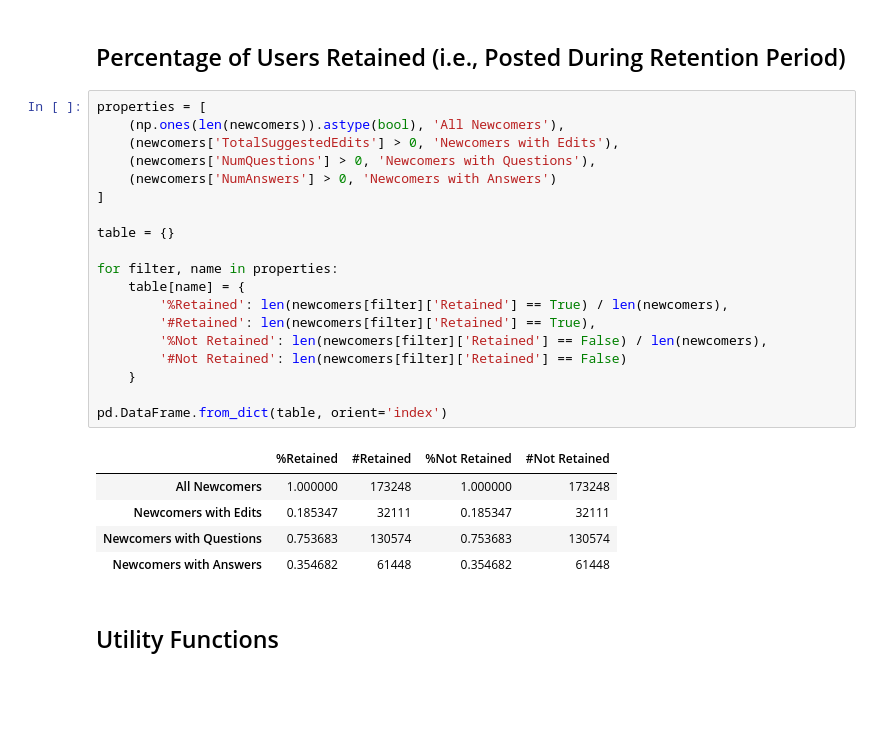
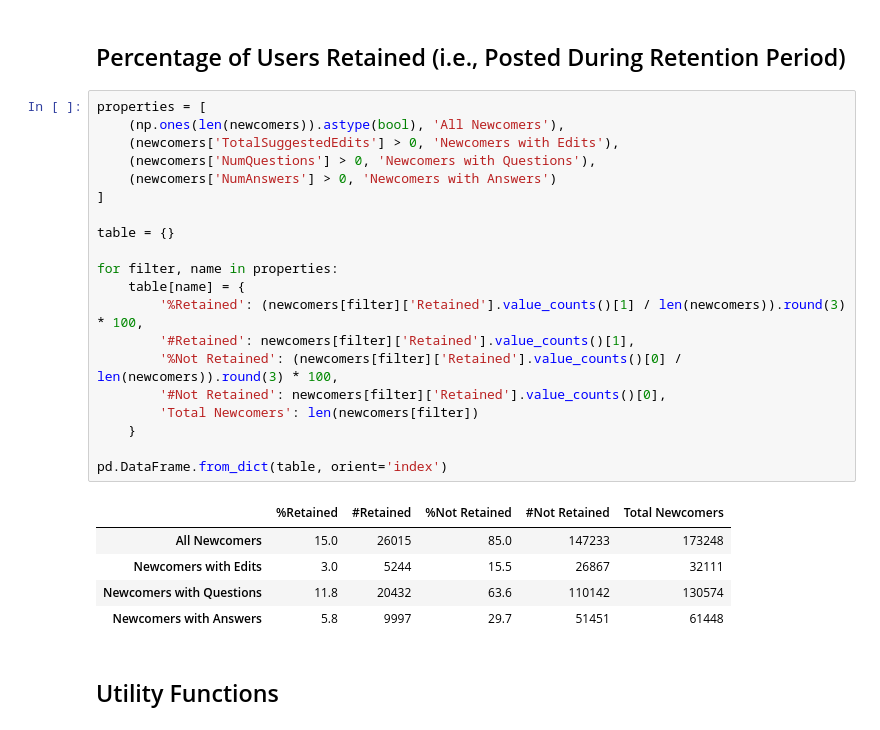
Before and after one commit to jackiec1998/cs565-final-project, a Jupyter notebook: newcomers.ipynb, the cells around one changed output. Cells and saved outputs as stored; diff of their text form; blank space fills up the shorter version.

Commit message:
Updated the tables because I coded them incorrectly.

```diff
--- a/newcomers.ipynb
+++ b/newcomers.ipynb
@@ -176,28 +176,29 @@ pd.DataFrame.from_dict(table, orient='index')
 # %%
 properties = [
     (np.ones(len(newcomers)).astype(bool), 'All Newcomers'),
     (newcomers['TotalSuggestedEdits'] > 0, 'Newcomers with Edits'),
     (newcomers['NumQuestions'] > 0, 'Newcomers with Questions'),
     (newcomers['NumAnswers'] > 0, 'Newcomers with Answers')
 ]
 
 table = {}
 
 for filter, name in properties:
     table[name] = {
-        '%Retained': len(newcomers[filter]['Retained'] == True) / len(newcomers),
-        '#Retained': len(newcomers[filter]['Retained'] == True),
-        '%Not Retained': len(newcomers[filter]['Retained'] == False) / len(newcomers),
-        '#Not Retained': len(newcomers[filter]['Retained'] == False)
+        '%Retained': (newcomers[filter]['Retained'].value_counts()[1] / len(newcomers)).round(3) * 100,
+        '#Retained': newcomers[filter]['Retained'].value_counts()[1],
+        '%Not Retained': (newcomers[filter]['Retained'].value_counts()[0] / len(newcomers)).round(3) * 100,
+        '#Not Retained': newcomers[filter]['Retained'].value_counts()[0],
+        'Total Newcomers': len(newcomers[filter])
     }
 
 pd.DataFrame.from_dict(table, orient='index')
 # %% [output]
-|  | %Retained | #Retained | %Not Retained | #Not Retained |
-| All Newcomers | 1.000000 | 173248 | 1.000000 | 173248 |
-| Newcomers with Edits | 0.185347 | 32111 | 0.185347 | 32111 |
-| Newcomers with Questions | 0.753683 | 130574 | 0.753683 | 130574 |
-| Newcomers with Answers | 0.354682 | 61448 | 0.354682 | 61448 |
+|  | %Retained | #Retained | %Not Retained | #Not Retained | Total Newcomers |
+| All Newcomers | 15.0 | 26015 | 85.0 | 147233 | 173248 |
+| Newcomers with Edits | 3.0 | 5244 | 15.5 | 26867 | 32111 |
+| Newcomers with Questions | 11.8 | 20432 | 63.6 | 110142 | 130574 |
+| Newcomers with Answers | 5.8 | 9997 | 29.7 | 51451 | 61448 |
 # %% [markdown]
 ## Utility Functions
 # %%
```
